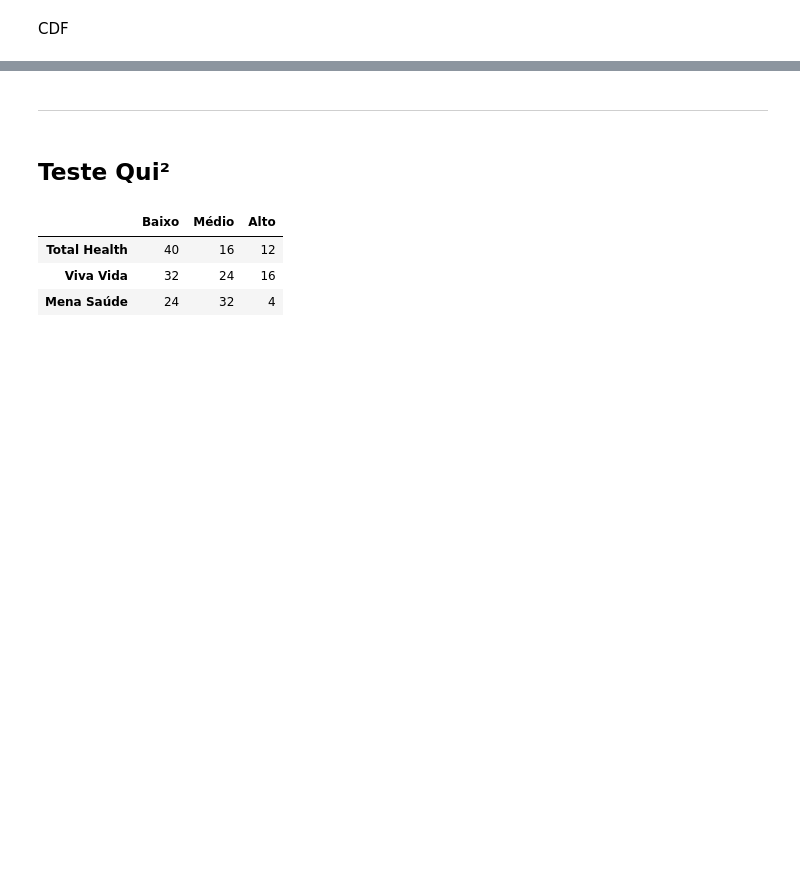
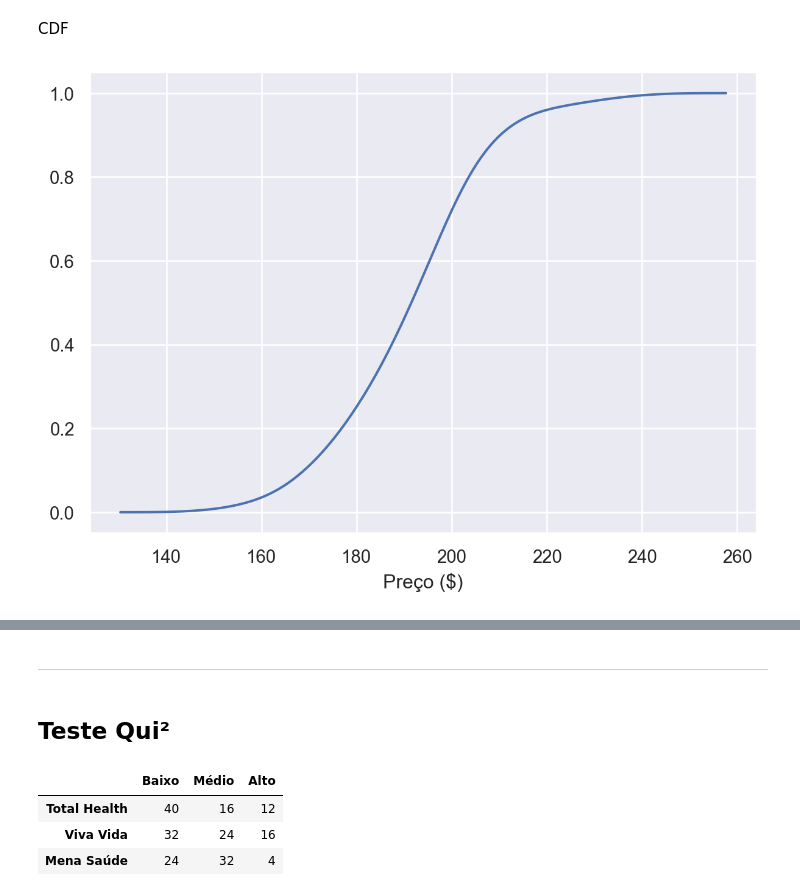
Before and after one commit to joaofauvel/mba-ds, a Jupyter notebook: Fundamentos de Estatística/fundamentos_estatistica.ipynb, the cells around one changed output, grey strips where cells are left out. Drawn from its saved outputs; the diff is of its cells as text; code cells hidden in the pictures; blank space fills up the shorter version.

```diff
--- a/Fundamentos de Estatística/fundamentos_estatistica.ipynb
+++ b/Fundamentos de Estatística/fundamentos_estatistica.ipynb
@@ -132,3 +132,10 @@ sns.kdeplot(
 # %% [markdown]
 CDF
+# %%
+(
+    so.Plot(quant_df, x='Preço ($)')
+    .add(so.Line(), so.KDE(cumulative=True))
+)
+# %% [output]
+[figure, added]
 # %%
```
Also changed, not shown: parts of 12 cells of this notebook.
